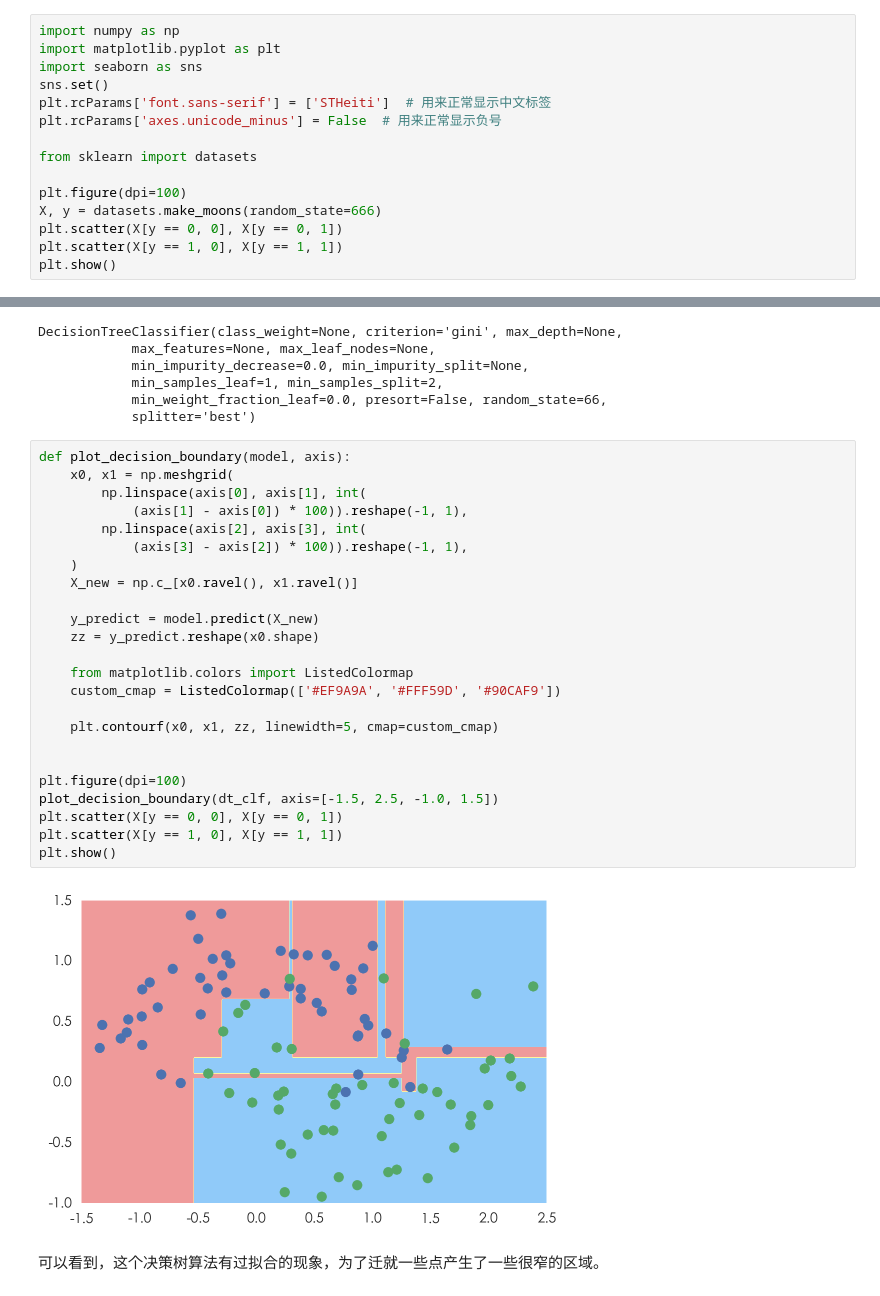
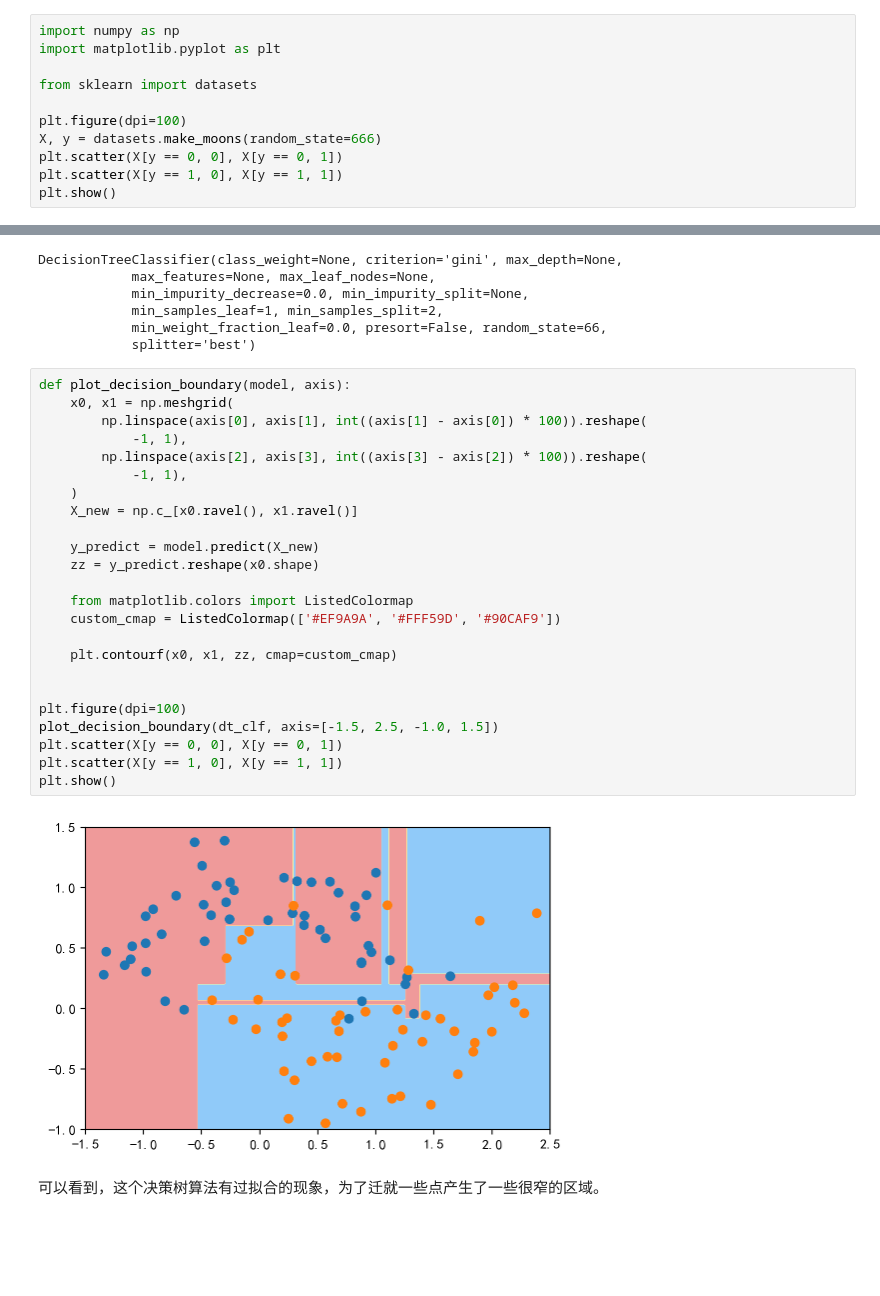
Before and after one commit to liweiwei1419/Machine-Learning-is-Fun, a Jupyter notebook: Reference-Books/刘宇波老师《玩转机器学习》课程笔记/12-Decision-Tree/12-5 CART 与决策树中的超参数.ipynb, the cells around one changed output, grey strips where cells are left out. Saved outputs shown, nothing was run; the diff lists cells and outputs as text; blank space fills up the shorter version.

```diff
--- a/Reference-Books/刘宇波老师《玩转机器学习》课程笔记/12-Decision-Tree/12-5 CART 与决策树中的超参数.ipynb
+++ b/Reference-Books/刘宇波老师《玩转机器学习》课程笔记/12-Decision-Tree/12-5 CART 与决策树中的超参数.ipynb
@@ -10,10 +10,6 @@ CART 的意思是：Classification And Regression Tree（分类回归树）。
 # %%
 import numpy as np
 import matplotlib.pyplot as plt
-import seaborn as sns
-sns.set()
-plt.rcParams['font.sans-serif'] = ['STHeiti']  # 用来正常显示中文标签
-plt.rcParams['axes.unicode_minus'] = False  # 用来正常显示负号
 
 from sklearn import datasets
 
@@ -47,29 +43,29 @@ DecisionTreeClassifier(class_weight=None, criterion='gini', max_depth=None,
 # %%
 def plot_decision_boundary(model, axis):
     x0, x1 = np.meshgrid(
-        np.linspace(axis[0], axis[1], int(
-            (axis[1] - axis[0]) * 100)).reshape(-1, 1),
-        np.linspace(axis[2], axis[3], int(
-            (axis[3] - axis[2]) * 100)).reshape(-1, 1),
+        np.linspace(axis[0], axis[1], int((axis[1] - axis[0]) * 100)).reshape(
+            -1, 1),
+        np.linspace(axis[2], axis[3], int((axis[3] - axis[2]) * 100)).reshape(
+            -1, 1),
     )
     X_new = np.c_[x0.ravel(), x1.ravel()]
 
     y_predict = model.predict(X_new)
     zz = y_predict.reshape(x0.shape)
 
     from matplotlib.colors import ListedColormap
     custom_cmap = ListedColormap(['#EF9A9A', '#FFF59D', '#90CAF9'])
 
-    plt.contourf(x0, x1, zz, linewidth=5, cmap=custom_cmap)
+    plt.contourf(x0, x1, zz, cmap=custom_cmap)
 
 
 plt.figure(dpi=100)
 plot_decision_boundary(dt_clf, axis=[-1.5, 2.5, -1.0, 1.5])
 plt.scatter(X[y == 0, 0], X[y == 0, 1])
 plt.scatter(X[y == 1, 0], X[y == 1, 1])
 plt.show()
 # %% [output]
-[figure, old version]
+[figure, new version]
 # %% [markdown]
 可以看到，这个决策树算法有过拟合的现象，为了迁就一些点产生了一些很窄的区域。
 # %% [markdown]
```
Also changed, not shown: parts of 6 cells of this notebook, 40 other files.
